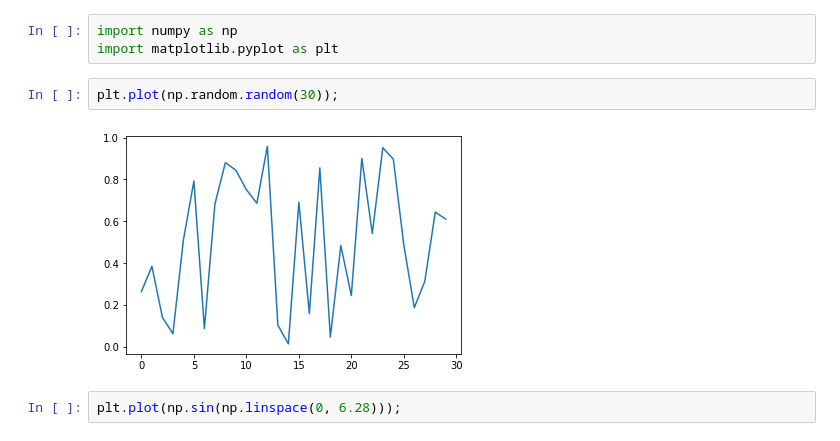
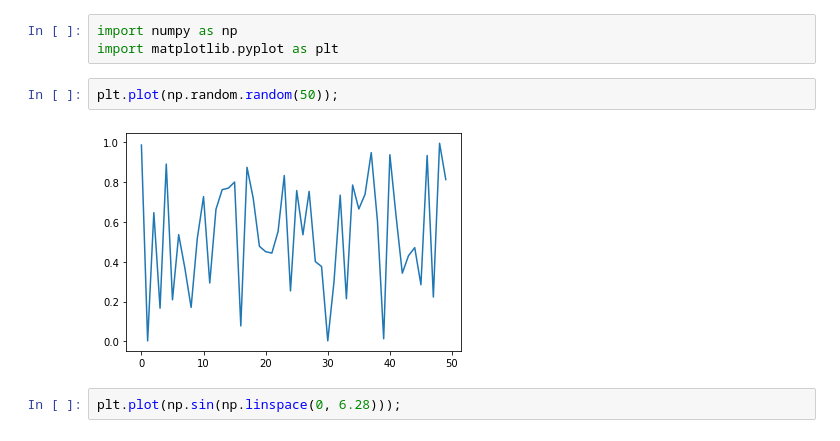
Before and after one commit to eytanohana/Git-Cheat-Sheet, a Jupyter notebook: Untitled.ipynb, the cells around one changed output. Cells and saved outputs as stored; diff of their text form.

```diff
--- a/Untitled.ipynb
+++ b/Untitled.ipynb
@@ -2,9 +2,9 @@
 import numpy as np
 import matplotlib.pyplot as plt
 # %%
-plt.plot(np.random.random(30));
+plt.plot(np.random.random(50));
 # %% [output]
-[figure, old version]
+[figure, new version]
 # %%
 plt.plot(np.sin(np.linspace(0, 6.28)));
 # %% [output]
```
